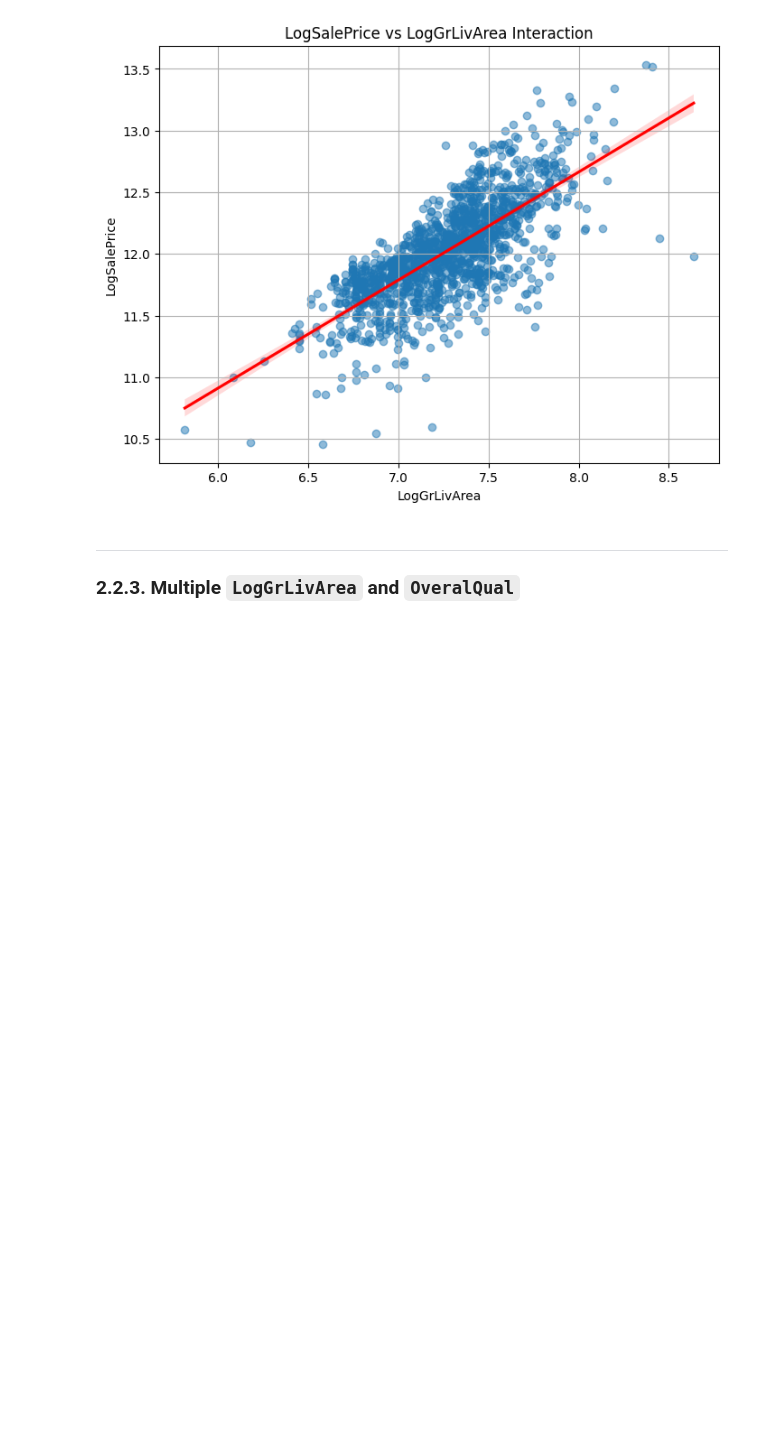
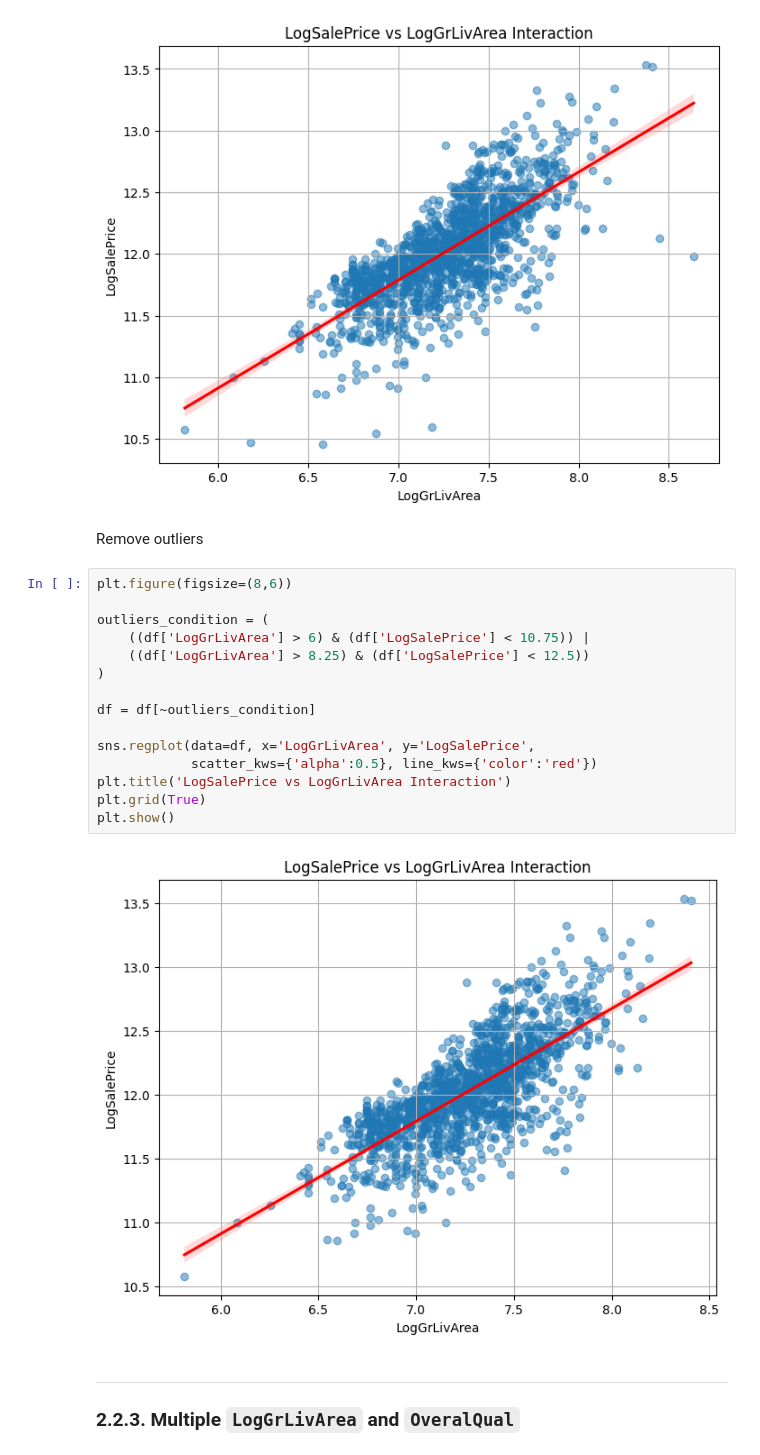
Before and after one commit to thanhphat113/house-price-prediction, a Jupyter notebook: notebooks/01_EDA.ipynb, the cells around one changed output. Saved outputs shown, nothing was run; the diff lists cells and outputs as text; blank space fills up the shorter version.

```diff
--- a/notebooks/01_EDA.ipynb
+++ b/notebooks/01_EDA.ipynb
@@ -219,6 +219,25 @@ plt.grid(True)
 plt.show()
 # %% [output]
 [figure]
+# %% [markdown]
+Remove outliers
+# %%
+plt.figure(figsize=(8,6))
+
+outliers_condition = (
+    ((df['LogGrLivArea'] > 6) & (df['LogSalePrice'] < 10.75)) |
+    ((df['LogGrLivArea'] > 8.25) & (df['LogSalePrice'] < 12.5))
+)
+
+df = df[~outliers_condition]
+
+sns.regplot(data=df, x='LogGrLivArea', y='LogSalePrice',
+            scatter_kws={'alpha':0.5}, line_kws={'color':'red'})
+plt.title('LogSalePrice vs LogGrLivArea Interaction')
+plt.grid(True)
+plt.show()
+# %% [output]
+[figure, added]
 # %% [markdown]
 ---
 ### 2.2.3. Multiple `LogGrLivArea` and `OveralQual`
```
Also changed, not shown: parts of 6 cells of this notebook, 17 other files.
